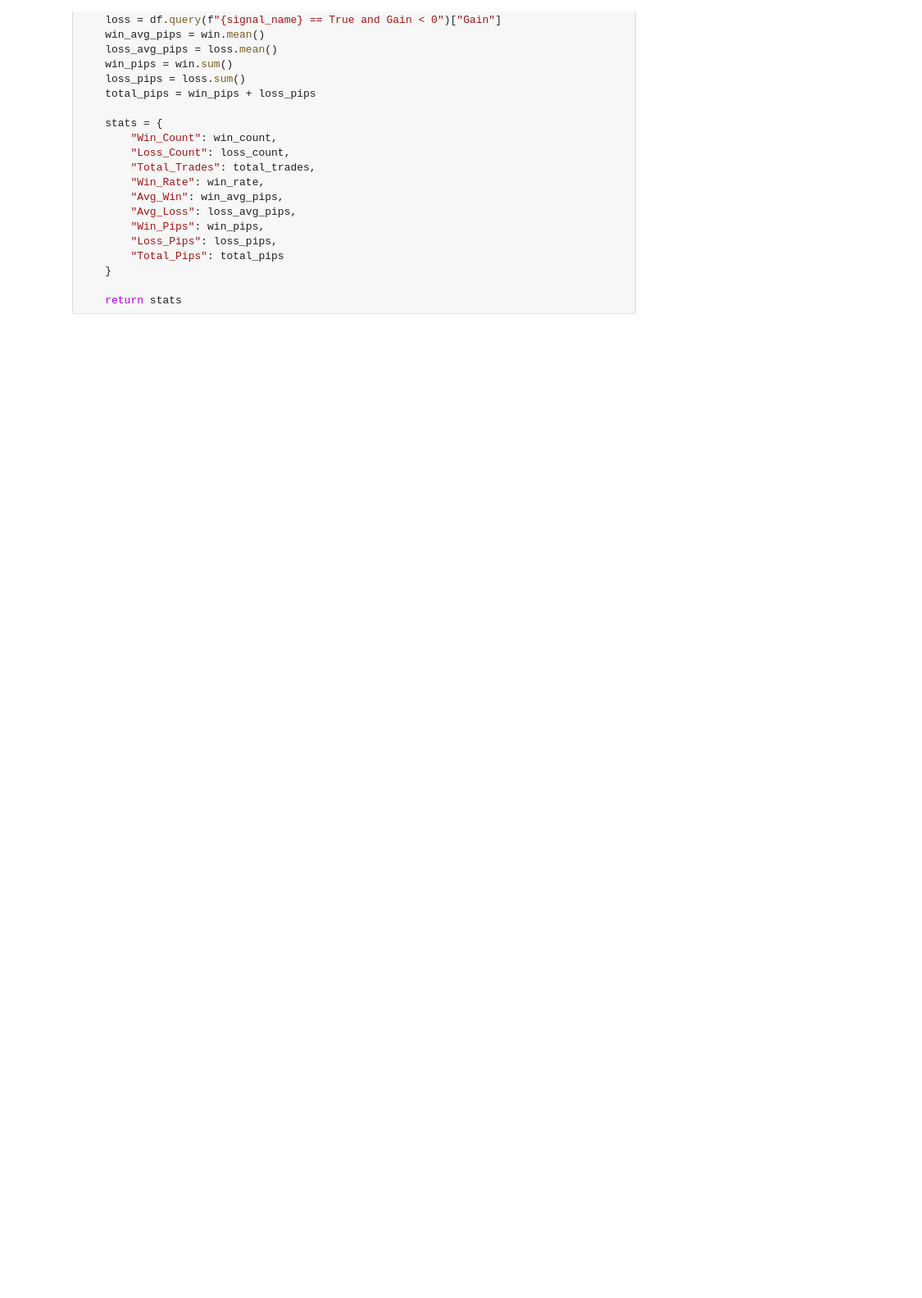
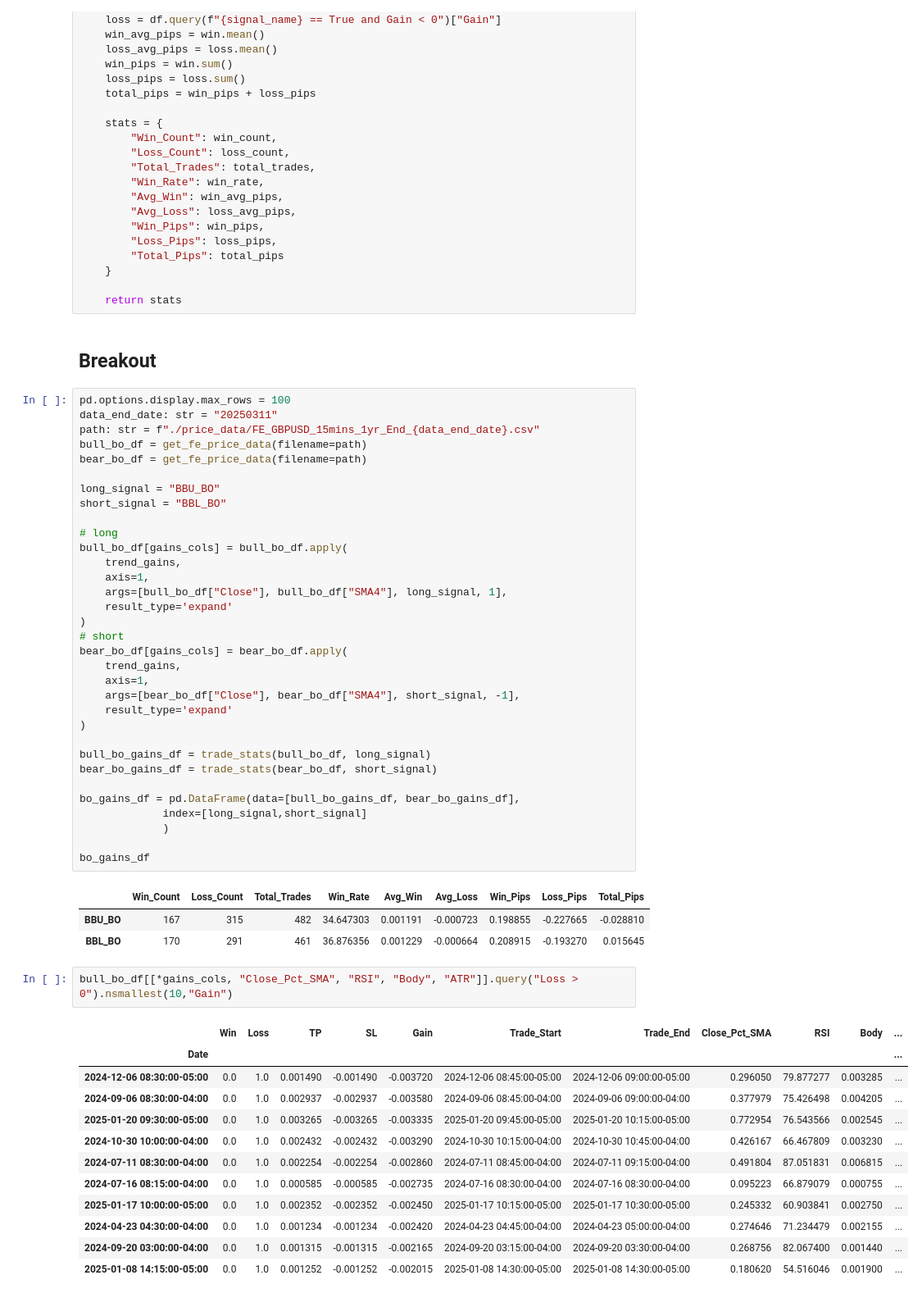
Before and after one commit to root-at-iyn/FXTradingResearch, a Jupyter notebook: research/bb_reversal_v1.ipynb, the cells around one changed output. Shown at 82% size. Cells and saved outputs as stored; diff of their text form; blank space fills up the shorter version.

```diff
--- a/research/bb_reversal_v1.ipynb
+++ b/research/bb_reversal_v1.ipynb
@@ -235,3 +316,57 @@ def trade_stats(df: DataFrame, signal_name: str):
     }
 
     return stats
+# %% [markdown]
+## Breakout
+# %%
+pd.options.display.max_rows = 100
+data_end_date: str = "20250311"
+path: str = f"./price_data/FE_GBPUSD_15mins_1yr_End_{data_end_date}.csv"
+bull_bo_df = get_fe_price_data(filename=path)
+bear_bo_df = get_fe_price_data(filename=path)
+
+long_signal = "BBU_BO"
+short_signal = "BBL_BO"
+
+# long
+bull_bo_df[gains_cols] = bull_bo_df.apply(
+    trend_gains,
+    axis=1,
+    args=[bull_bo_df["Close"], bull_bo_df["SMA4"], long_signal, 1],
+    result_type='expand'
+)
+# short
+bear_bo_df[gains_cols] = bear_bo_df.apply(
+    trend_gains,
+    axis=1,
+    args=[bear_bo_df["Close"], bear_bo_df["SMA4"], short_signal, -1],
+    result_type='expand'
+)
+
+bull_bo_gains_df = trade_stats(bull_bo_df, long_signal)
+bear_bo_gains_df = trade_stats(bear_bo_df, short_signal)
+
+bo_gains_df = pd.DataFrame(data=[bull_bo_gains_df, bear_bo_gains_df],
+             index=[long_signal,short_signal]
+             )
+
+bo_gains_df
+# %% [output]
+|  | Win_Count | Loss_Count | Total_Trades | Win_Rate | Avg_Win | Avg_Loss | Win_Pips | Loss_Pips | Total_Pips |
+| BBU_BO | 167 | 315 | 482 | 34.647303 | 0.001191 | -0.000723 | 0.198855 | -0.227665 | -0.028810 |
+| BBL_BO | 170 | 291 | 461 | 36.876356 | 0.001229 | -0.000664 | 0.208915 | -0.193270 | 0.015645 |
+# %%
+bull_bo_df[[*gains_cols, "Close_Pct_SMA", "RSI", "Body", "ATR"]].query("Loss > 0").nsmallest(10,"Gain")
+# %% [output]
+|  | Win | Loss | TP | SL | Gain | Trade_Start | Trade_End | Close_Pct_SMA | RSI | Body | ... |
+| Date |  |  |  |  |  |  |  |  |  |  | ... |
+| 2024-12-06 08:30:00-05:00 | 0.0 | 1.0 | 0.001490 | -0.001490 | -0.003720 | 2024-12-06 08:45:00-05:00 | 2024-12-06 09:00:00-05:00 | 0.296050 | 79.877277 | 0.003285 | ... |
+| 2024-09-06 08:30:00-04:00 | 0.0 | 1.0 | 0.002937 | -0.002937 | -0.003580 | 2024-09-06 08:45:00-04:00 | 2024-09-06 09:00:00-04:00 | 0.377979 | 75.426498 | 0.004205 | ... |
+| 2025-01-20 09:30:00-05:00 | 0.0 | 1.0 | 0.003265 | -0.003265 | -0.003335 | 2025-01-20 09:45:00-05:00 | 2025-01-20 10:15:00-05:00 | 0.772954 | 76.543566 | 0.002545 | ... |
+| 2024-10-30 10:00:00-04:00 | 0.0 | 1.0 | 0.002432 | -0.002432 | -0.003290 | 2024-10-30 10:15:00-04:00 | 2024-10-30 10:45:00-04:00 | 0.426167 | 66.467809 | 0.003230 | ... |
+| 2024-07-11 08:30:00-04:00 | 0.0 | 1.0 | 0.002254 | -0.002254 | -0.002860 | 2024-07-11 08:45:00-04:00 | 2024-07-11 09:15:00-04:00 | 0.491804 | 87.051831 | 0.006815 | ... |
+| 2024-07-16 08:15:00-04:00 | 0.0 | 1.0 | 0.000585 | -0.000585 | -0.002735 | 2024-07-16 08:30:00-04:00 | 2024-07-16 08:30:00-04:00 | 0.095223 | 66.879079 | 0.000755 | ... |
+| 2025-01-17 10:00:00-05:00 | 0.0 | 1.0 | 0.002352 | -0.002352 | -0.002450 | 2025-01-17 10:15:00-05:00 | 2025-01-17 10:30:00-05:00 | 0.245332 | 60.903841 | 0.002750 | ... |
+| 2024-04-23 04:30:00-04:00 | 0.0 | 1.0 | 0.001234 | -0.001234 | -0.002420 | 2024-04-23 04:45:00-04:00 | 2024-04-23 05:00:00-04:00 | 0.274646 | 71.234479 | 0.002155 | ... |
+| 2024-09-20 03:00:00-04:00 | 0.0 | 1.0 | 0.001315 | -0.001315 | -0.002165 | 2024-09-20 03:15:00-04:00 | 2024-09-20 03:30:00-04:00 | 0.268756 | 82.067400 | 0.001440 | ... |
+| 2025-01-08 14:15:00-05:00 | 0.0 | 1.0 | 0.001252 | -0.001252 | -0.002015 | 2025-01-08 14:30:00-05:00 | 2025-01-08 14:30:00-05:00 | 0.180620 | 54.516046 | 0.001900 | ... |
```
Also changed, not shown: parts of 12 cells of this notebook, 5 other files.
